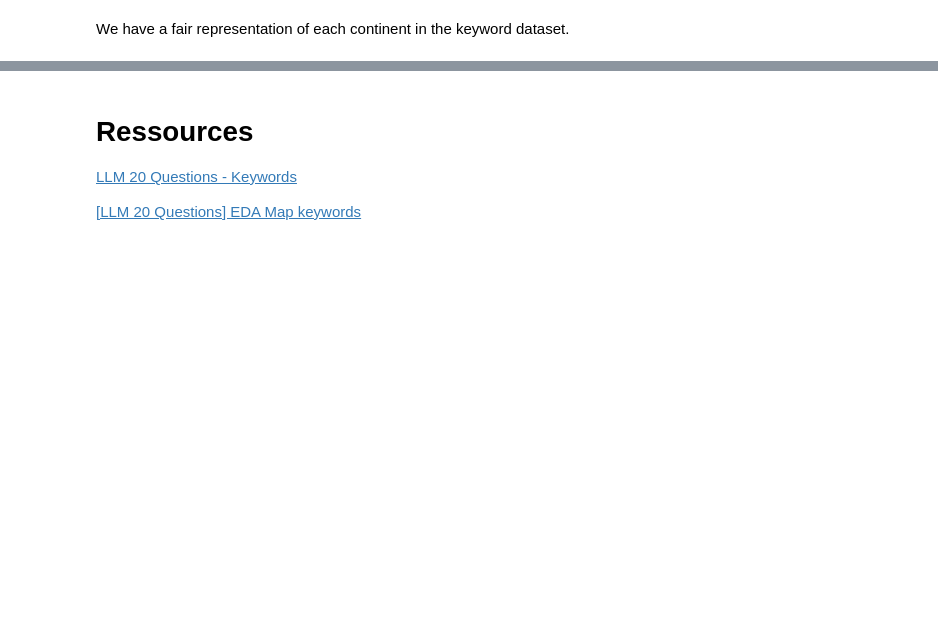
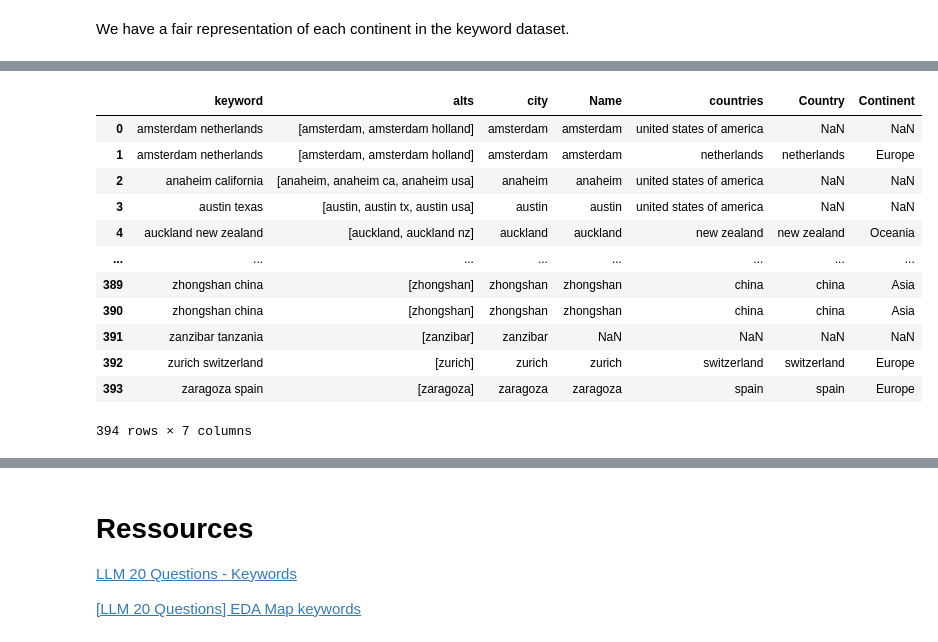
Before and after one commit to mzaoualim/Kaggle_LLM_20_Questions, a Jupyter notebook: Quick_EDA.ipynb, the cells around one changed output, grey strips where cells are left out. Cells and saved outputs as stored; diff of their text form; code cells hidden in the pictures; blank space fills up the shorter version.

```diff
--- a/Quick_EDA.ipynb
+++ b/Quick_EDA.ipynb
@@ -637,0 +830,31 @@ We have a fair representation of each continent in the keyword dataset.
+# %%
+cities_countries = cities.merge(
+                      data,
+                      how='left',
+                      left_on='city',
+                      right_on='Name'
+                      )
+
+cities_countries['countries'] = cities_countries.Country.str.lower()
+cities_countries.drop(columns='Country', inplace=True)
+
+cities_countries.merge(
+                    country_by_continent,
+                    how='left',
+                    left_on='countries',
+                    right_on='Country'
+                    )
+# %% [output]
+|  | keyword | alts | city | Name | countries | Country | Continent |
+| 0 | amsterdam netherlands | [amsterdam, amsterdam holland] | amsterdam | amsterdam | united states of america | NaN | NaN |
+| 1 | amsterdam netherlands | [amsterdam, amsterdam holland] | amsterdam | amsterdam | netherlands | netherlands | Europe |
+| 2 | anaheim california | [anaheim, anaheim ca, anaheim usa] | anaheim | anaheim | united states of america | NaN | NaN |
+| 3 | austin texas | [austin, austin tx, austin usa] | austin | austin | united states of america | NaN | NaN |
+| 4 | auckland new zealand | [auckland, auckland nz] | auckland | auckland | new zealand | new zealand | Oceania |
+| ... | ... | ... | ... | ... | ... | ... | ... |
+| 389 | zhongshan china | [zhongshan] | zhongshan | zhongshan | china | china | Asia |
+| 390 | zhongshan china | [zhongshan] | zhongshan | zhongshan | china | china | Asia |
+| 391 | zanzibar tanzania | [zanzibar] | zanzibar | NaN | NaN | NaN | NaN |
+| 392 | zurich switzerland | [zurich] | zurich | zurich | switzerland | switzerland | Europe |
+| 393 | zaragoza spain | [zaragoza] | zaragoza | zaragoza | spain | spain | Europe |
+394 rows × 7 columns
```
Also changed, not shown: parts of 17 cells of this notebook.
